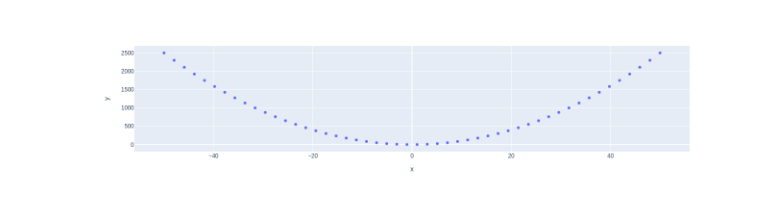
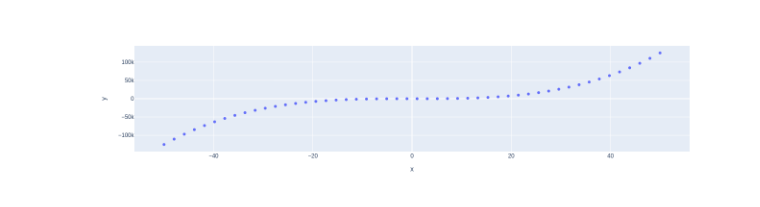
Before and after one commit to nniicckkaa/my-notebooks-repo, a Jupyter notebook: experiment1.ipynb, the cells around one changed output. Saved outputs shown, nothing was run; the diff lists cells and outputs as text; code cells hidden in the pictures.

```diff
--- a/experiment1.ipynb
+++ b/experiment1.ipynb
@@ -1,28 +1,28 @@
 # %%
 import numpy as np
 
 import plotly.express as px
 
 
 
 # x-axis data points
 
 x = np.linspace(start=-50, stop=50)
 
 
 
 # y-axis data points
 
-y = x ** 2
+y = x ** 3
 
 
 
 # define the plot
 
 fig = px.scatter(x=x, y=y)
 
 
 
 fig.show()
 # %% [output]
-[figure, old version]
+[figure, new version]
```
